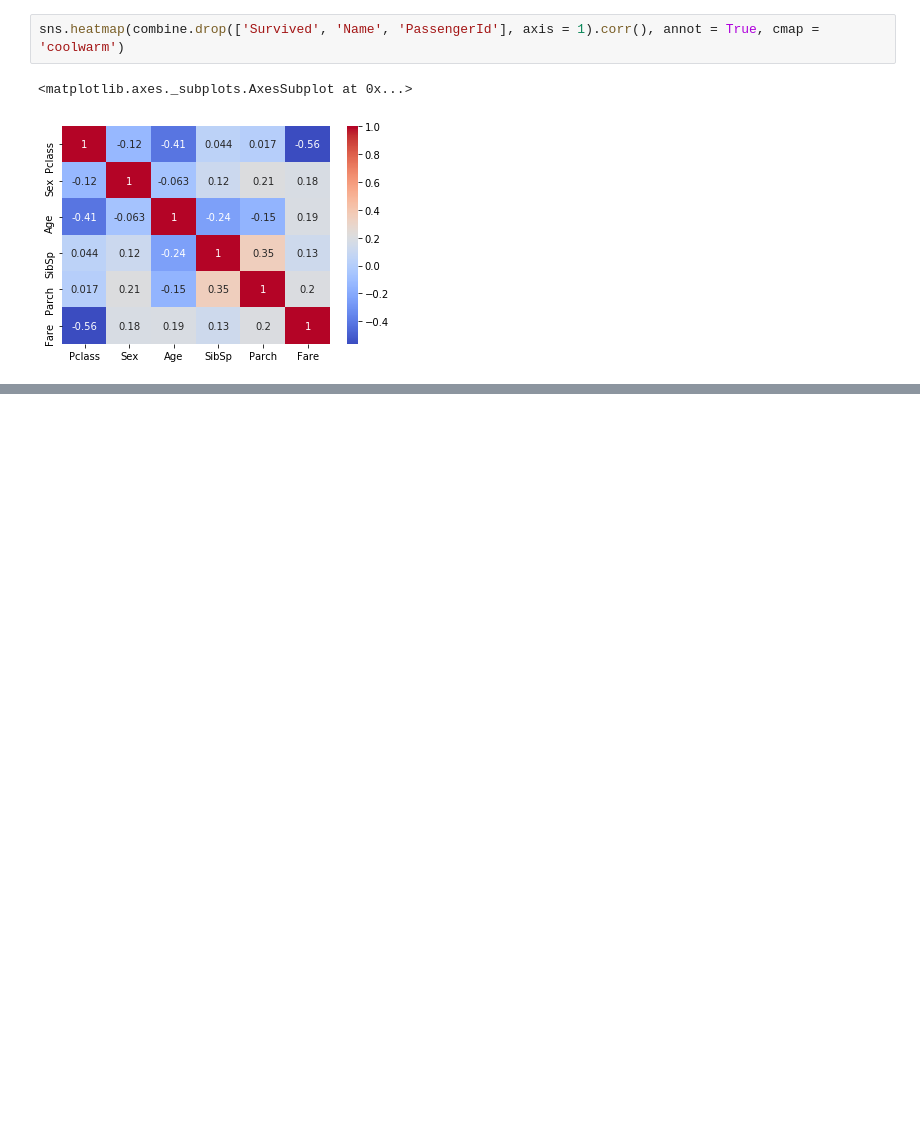
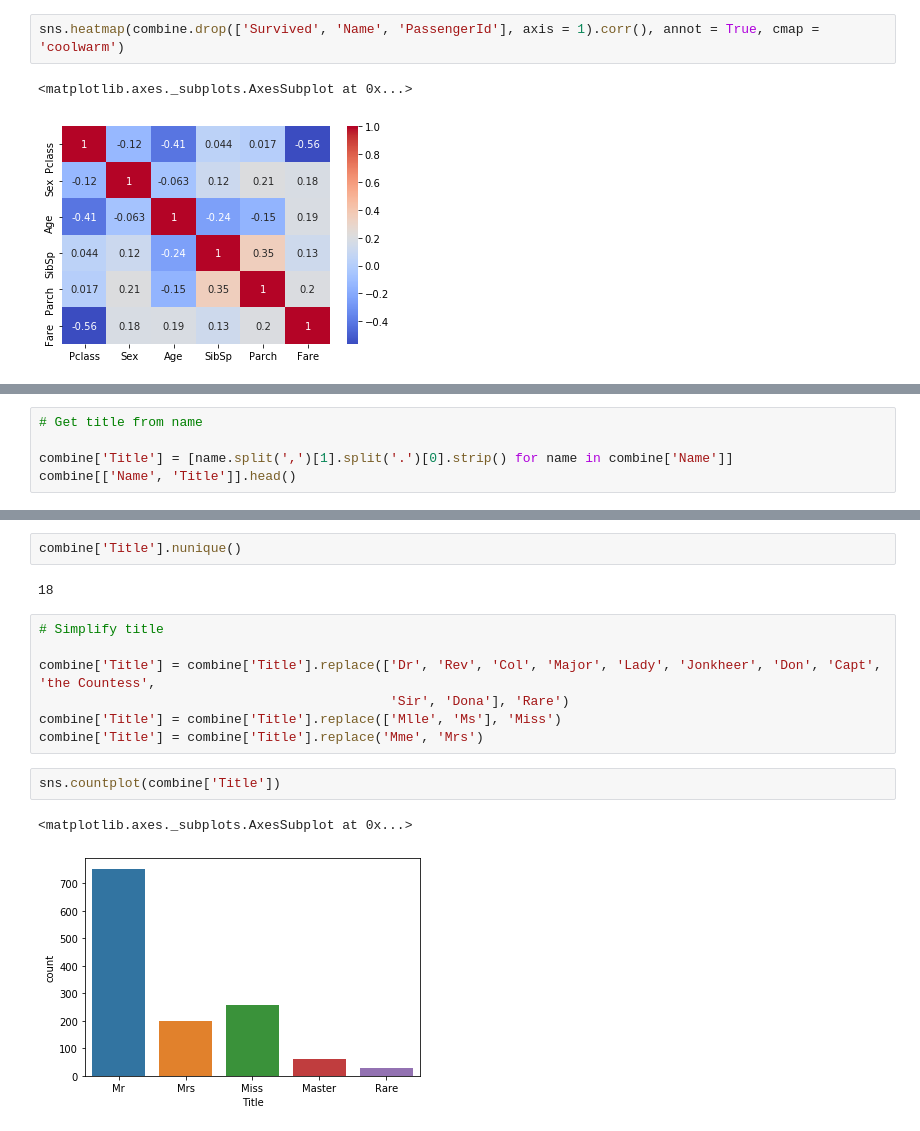
Before and after one commit to chongjason914/kaggle-titanic, a Jupyter notebook: Titanic Tutorial.ipynb, the cells around one changed output, grey strips where cells are left out. Drawn from its saved outputs; the diff is of its cells as text; blank space fills up the shorter version.

```diff
--- a/Titanic Tutorial.ipynb
+++ b/Titanic Tutorial.ipynb
@@ -659,0 +693,5 @@ for index in age_nan_indices:
+# %%
+# Get title from name
+
+combine['Title'] = [name.split(',')[1].split('.')[0].strip() for name in combine['Name']]
+combine[['Name', 'Title']].head()
@@ -659,0 +727,16 @@ for index in age_nan_indices:
+# %%
+combine['Title'].nunique()
+# %% [output]
+18
+# %%
+# Simplify title
+
+combine['Title'] = combine['Title'].replace(['Dr', 'Rev', 'Col', 'Major', 'Lady', 'Jonkheer', 'Don', 'Capt', 'the Countess',
+                                             'Sir', 'Dona'], 'Rare')
+combine['Title'] = combine['Title'].replace(['Mlle', 'Ms'], 'Miss')
+combine['Title'] = combine['Title'].replace('Mme', 'Mrs')
+# %%
+sns.countplot(combine['Title'])
+# %% [output]
+<matplotlib.axes._subplots.AxesSubplot at 0x...>
+[figure, added]
```
Also changed, not shown: parts of 32 cells of this notebook.
